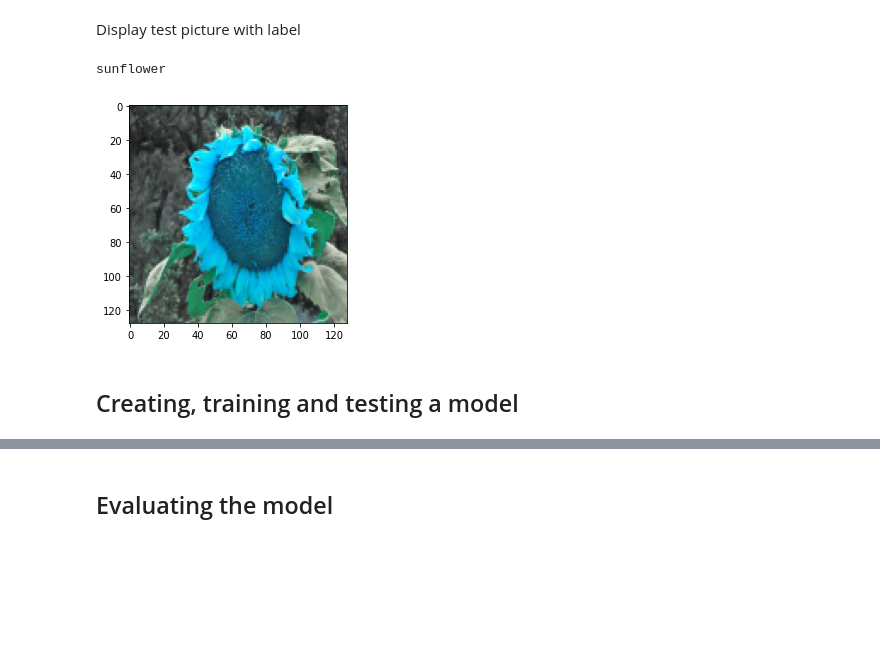
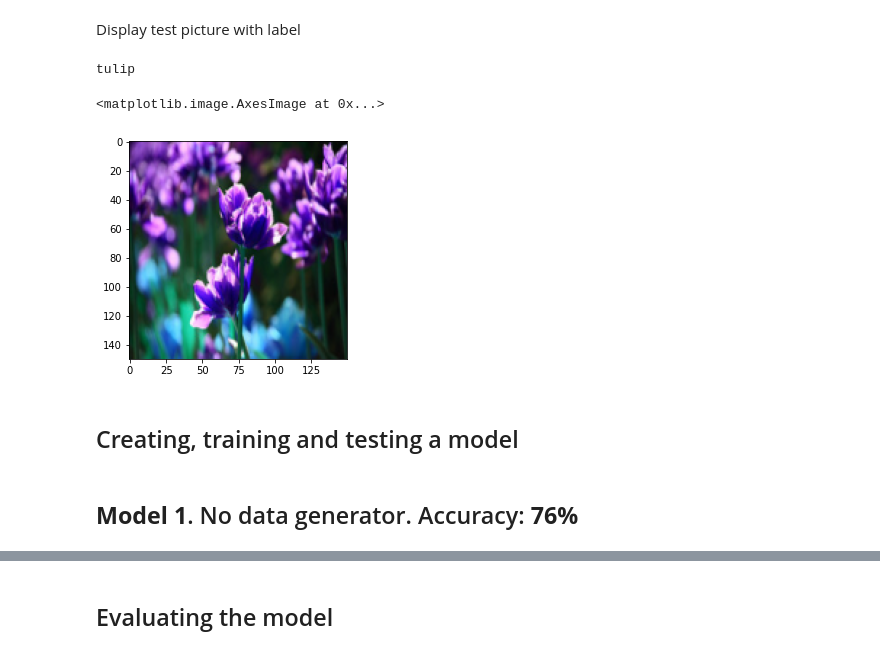
Before and after one commit to AnnaScibska/Deep_learning_flowers_data_set, a Jupyter notebook: with_comments_almost_done.ipynb, the cells around one changed output, grey strips where cells are left out. Cells and saved outputs as stored; diff of their text form; code cells hidden in the pictures; blank space fills up the shorter version.

```diff
--- a/with_comments_almost_done.ipynb
+++ b/with_comments_almost_done.ipynb
@@ -181,19 +180,17 @@ trainData = np.delete(xs, slice(0, ds_size, 5), 0)
 trainLabel = np.delete(ys, slice(0, ds_size, 5))
 # %% [markdown]
 Display test picture with label
-# %%
-def gen_image(img):
-    plt.imshow(img)
-    return plt
-
-nb = 500
-print(translate_label_from_int_to_str(trainLabel[nb]))
-gen_image(trainData[nb]).show()
-# %% [output]
-sunflower
-[figure, removed]
+# %%
+print(translate_label_from_int_to_str(trainLabel[500]))
+plt.imshow(trainData[500])
+# %% [output]
+tulip
+<matplotlib.image.AxesImage at 0x...>
+[figure, added]
 # %% [markdown]
 ## Creating, training and testing a model
+# %% [markdown]
+## **Model 1**. No data generator. Accuracy: **76%**
 # %%
 #==# stopping the model from overfitting
 class training_ceiling(tf.keras.callbacks.Callback):
```
Also changed, not shown: parts of 19 cells of this notebook.
